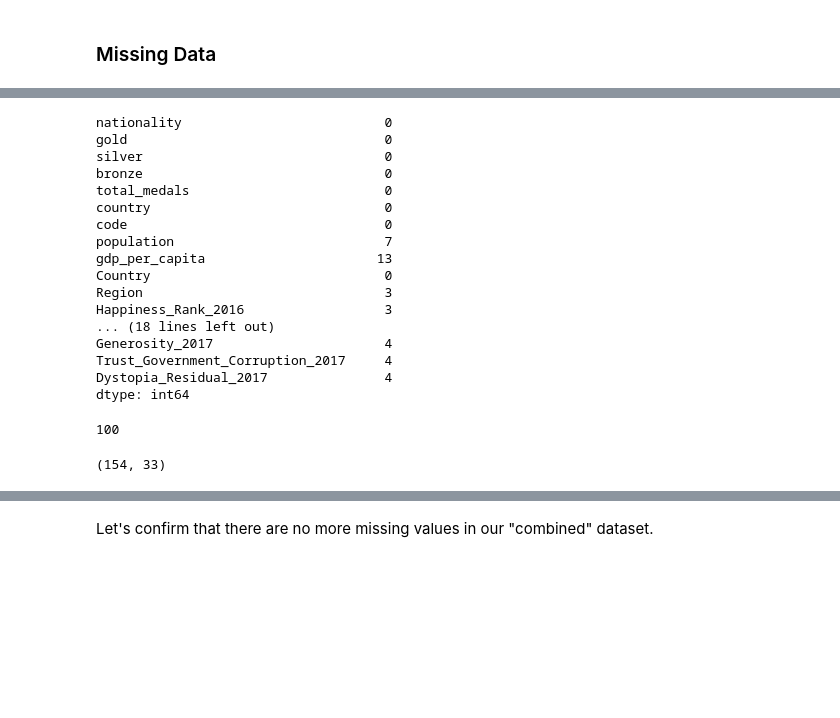
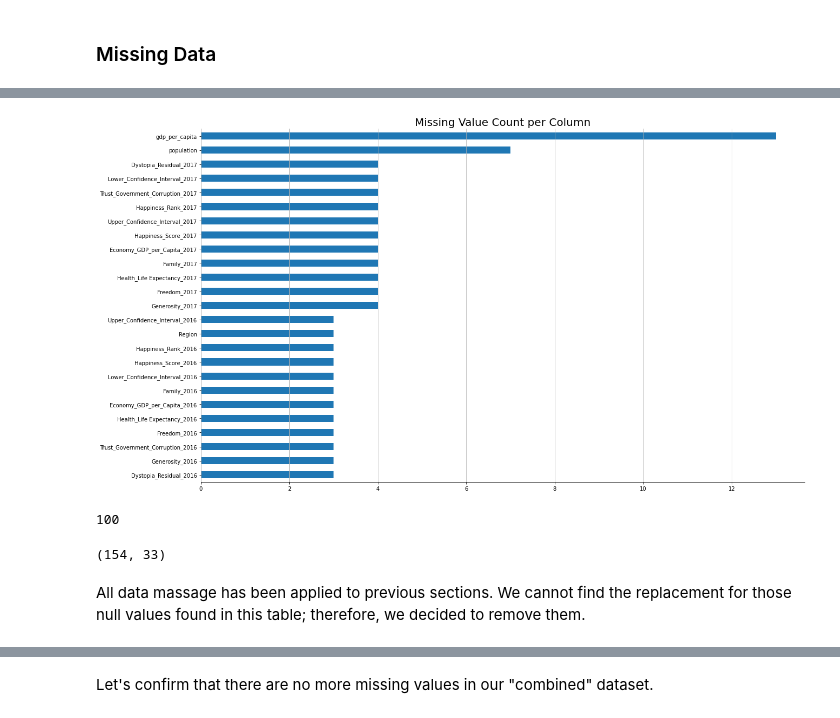
Before and after one commit to billychoy/Descriptive-Analysis-World-Happiness-Index-and-Olympic-Game, a Jupyter notebook: World Happiest Index and Olympic Game.ipynb, the cells around one changed output, grey strips where cells are left out. Saved outputs shown, nothing was run; the diff lists cells and outputs as text; code cells hidden in the pictures; blank space fills up the shorter version.

```diff
--- a/World Happiest Index and Olympic Game.ipynb
+++ b/World Happiest Index and Olympic Game.ipynb
@@ -697,34 +692,26 @@ olympic.sort_values(by='total_medals',ascending=False)
+# %%
+#check missing data of every columns
+missing_counts = olympic_corr.isnull().sum().sort_values()
+missing_one_plus = missing_counts[missing_counts >=1]
+
+ax = missing_one_plus.plot(kind='barh', figsize=(20, 12))
+plt.grid(axis='x')
+plt.title('Missing Value Count per Column',size=20)
+sns.despine(left=True, bottom=False)
+# %% [output]
+[figure, added]
 # %%
-#check missing data of every columns
-olympic_corr.isnull().sum()
+#Compute total missing records - dataframe
+olympic_corr.isnull().sum().sum()
 # %% [output]
-nationality                          0
-gold                                 0
-silver                               0
-bronze                               0
-total_medals                         0
-country                              0
-code                                 0
-population                           7
-gdp_per_capita                      13
-Country                              0
-Region                               3
-Happiness_Rank_2016                  3
-... (18 lines left out)
-Generosity_2017                      4
-Trust_Government_Corruption_2017     4
-Dystopia_Residual_2017               4
-dtype: int64
+100
-# %%
-#Compute total missing records
-olympic_corr.isnull().sum().sum()
-# %% [output]
-100
 # %%
 #Calculate the rows and columns of the original table
 olympic_corr.shape
 # %% [output]
 (154, 33)
+# %% [markdown]
+All data massage has been applied to previous sections. We cannot find the replacement for those null values found in this table; therefore, we decided to remove them.
 # %%
 #Drop rows with null values
 olympic_corr_clean=olympic_corr.dropna()
```
Also changed, not shown: parts of 47 cells of this notebook.
